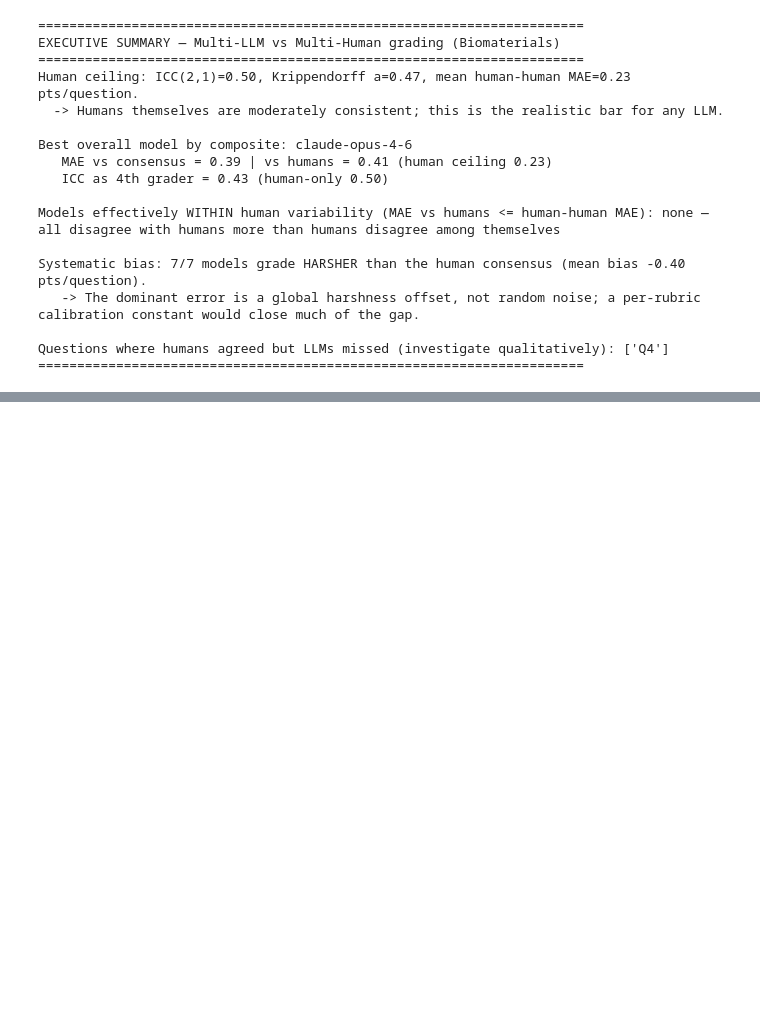
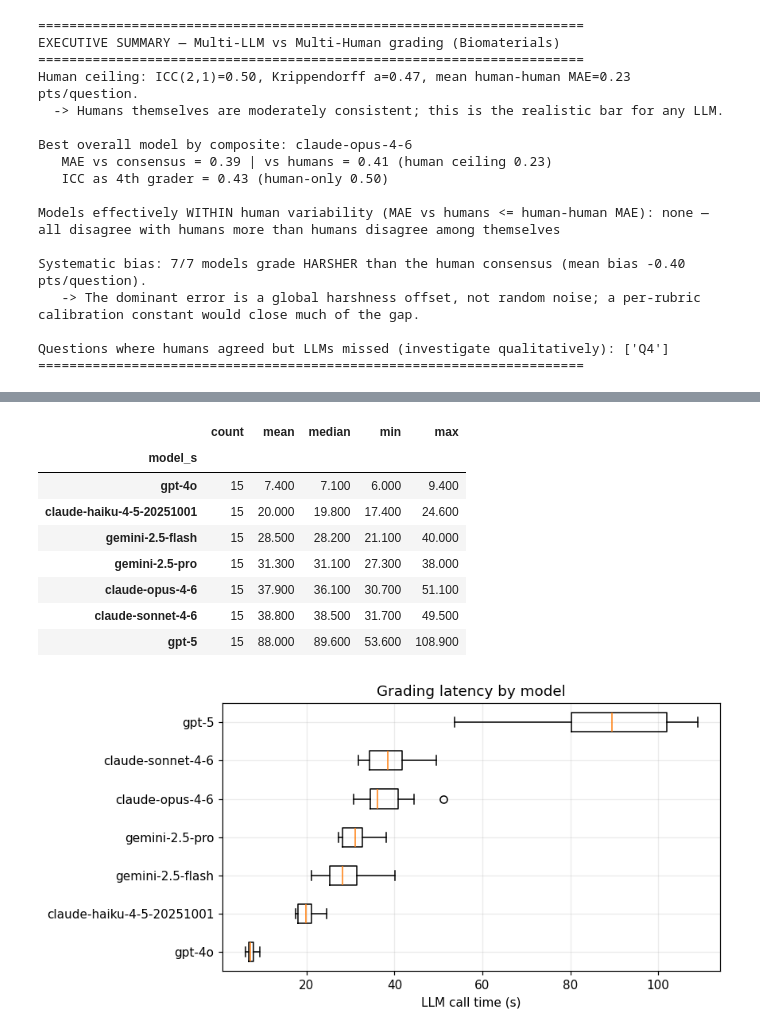
Before and after one commit to Dhritiman-Talukdar/multiLLMGrader, a Jupyter notebook: Biomaterials/multiLLM_multiHuman_analysis.ipynb, the cells around one changed output, grey strips where cells are left out. Drawn from its saved outputs; the diff is of its cells as text; code cells hidden in the pictures; blank space fills up the shorter version.

```diff
--- a/Biomaterials/multiLLM_multiHuman_analysis.ipynb
+++ b/Biomaterials/multiLLM_multiHuman_analysis.ipynb
@@ -758,0 +889,20 @@ Questions where humans agreed but LLMs missed (investigate qualitatively): ['Q4'
+# %%
+# 13.3 Outlier detection on grading errors (IQR + z-score, per model)
+err_tbl = []
+for m in MODELS:
+    e = llm_wide[m].reindex(CONSENSUS.index) - CONSENSUS
+    q1, q3 = e.quantile([0.25, 0.75])
+    iqr = q3 - q1
+    z = (e - e.mean()) / e.std(ddof=1)
+    flag = (e < q1 - 1.5 * iqr) | (e > q3 + 1.5 * iqr) | (z.abs() > 3)
+    for (pid, q), val in e[flag].items():
+        err_tbl.append(dict(model=m, pdf_id=pid, question=q,
+                            error=round(float(val), 2),
+                            consensus=round(float(CONSENSUS.loc[(pid, q)]), 2)))
+if err_tbl:
+    outliers13 = pd.DataFrame(err_tbl).sort_values("error")
+    print(f"Flagged (model, question-instance) outliers: {len(outliers13)}")
+    display(outliers13)
+    outliers13.to_csv("outputs/error_outliers.csv", index=False)
+else:
+    print("No (model, question-instance) errors flagged by IQR or |z| > 3.")
@@ -758,0 +915,27 @@ Questions where humans agreed but LLMs missed (investigate qualitatively): ['Q4'
+# %%
+# 13.4 Latency by model (deployment practicality)
+lat = (df.groupby("model_s")["llm_call_time_taken"]
+       .agg(["count", "mean", "median", "min", "max"])
+       .sort_values("median"))
+display(lat.round(1))
+lat.to_csv("outputs/latency_by_model.csv")
+
+fig, ax = plt.subplots(figsize=(8, 4))
+data = [df[df["model_s"] == m]["llm_call_time_taken"].values for m in lat.index]
+ax.boxplot(data, vert=False, labels=lat.index)
+ax.set_xlabel("LLM call time (s)")
+ax.set_title("Grading latency by model")
+plt.tight_layout()
+plt.savefig("outputs/13_latency_by_model.png", bbox_inches="tight")
+plt.show()
+# %% [output]
+|  | count | mean | median | min | max |
+| model_s |  |  |  |  |  |
+| gpt-4o | 15 | 7.400 | 7.100 | 6.000 | 9.400 |
+| claude-haiku-4-5-20251001 | 15 | 20.000 | 19.800 | 17.400 | 24.600 |
+| gemini-2.5-flash | 15 | 28.500 | 28.200 | 21.100 | 40.000 |
+| gemini-2.5-pro | 15 | 31.300 | 31.100 | 27.300 | 38.000 |
+| claude-opus-4-6 | 15 | 37.900 | 36.100 | 30.700 | 51.100 |
+| claude-sonnet-4-6 | 15 | 38.800 | 38.500 | 31.700 | 49.500 |
+| gpt-5 | 15 | 88.000 | 89.600 | 53.600 | 108.900 |
+[figure, added]
```
Also changed, not shown: parts of 21 cells of this notebook, 42 other files.
